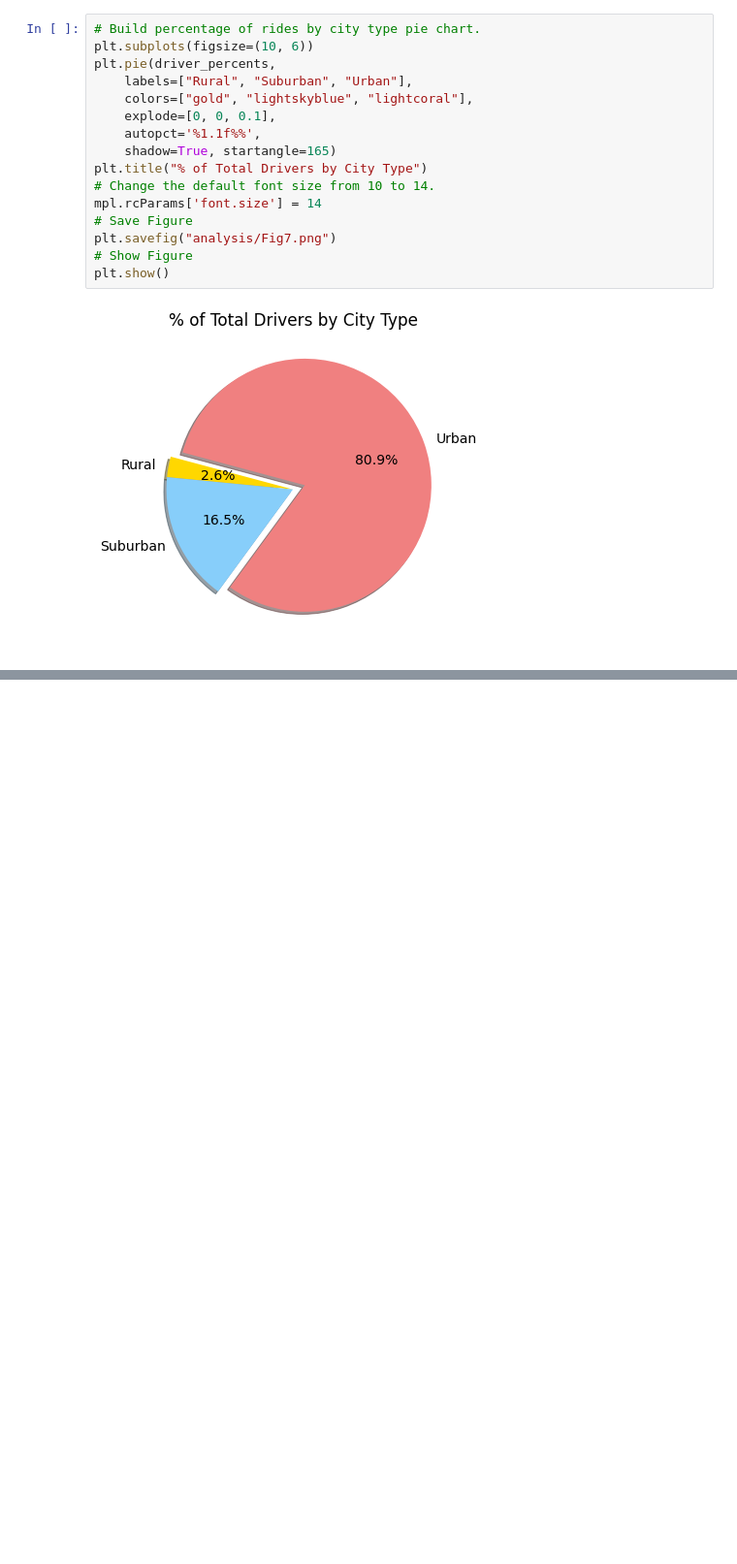
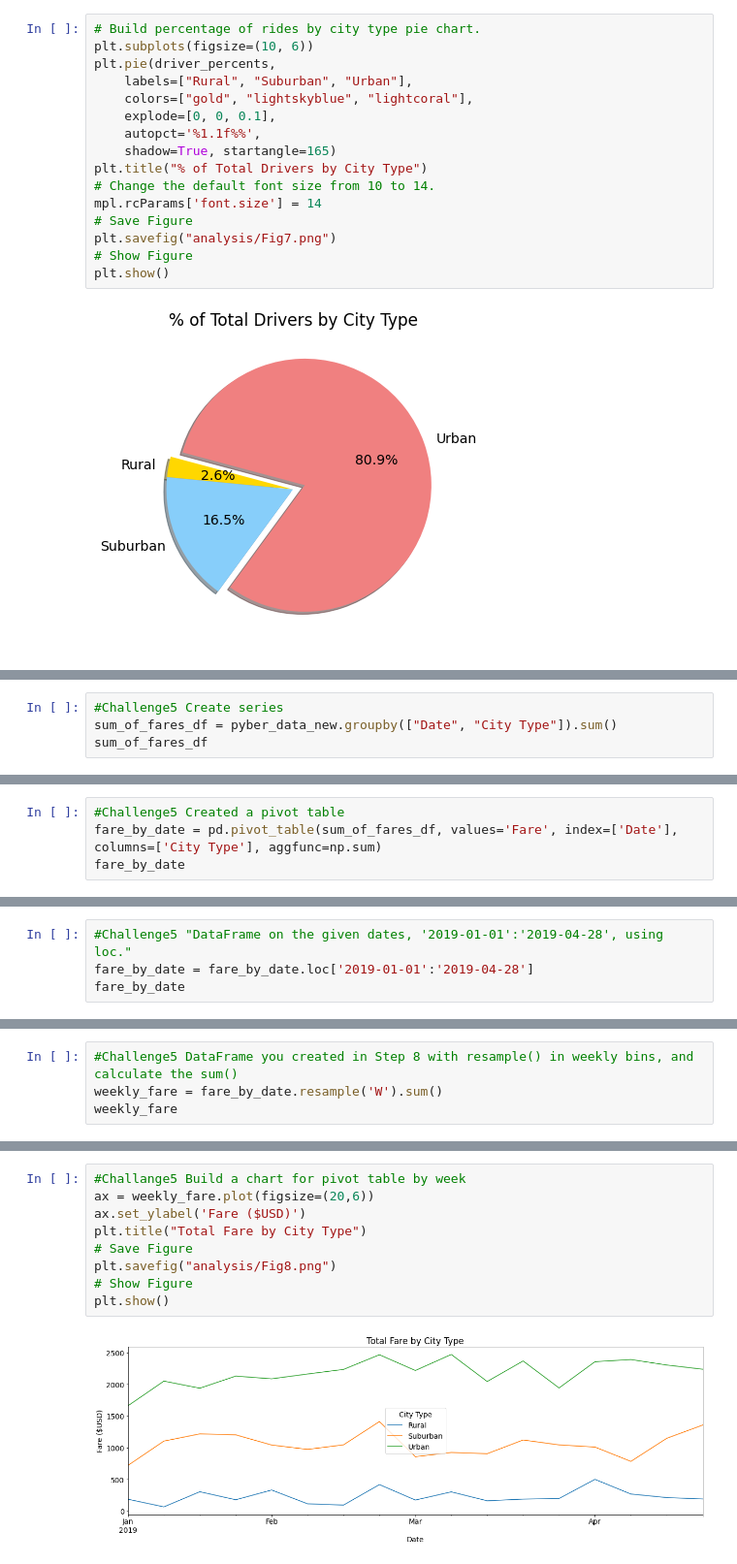
Before and after one commit to lrovira/PyBer_Analysis, a Jupyter notebook: PyBer.ipynb, the cells around one changed output, grey strips where cells are left out. Shown at 97% size. Cells and saved outputs as stored; diff of their text form; blank space fills up the shorter version.

Commit message:
Challenge5

```diff
--- a/PyBer.ipynb
+++ b/PyBer.ipynb
@@ -919,0 +1039,4 @@ plt.show()
+# %%
+#Challenge5 Create series
+sum_of_fares_df = pyber_data_new.groupby(["Date", "City Type"]).sum()
+sum_of_fares_df
@@ -919,0 +1058,4 @@ plt.show()
+# %%
+#Challenge5 Created a pivot table
+fare_by_date = pd.pivot_table(sum_of_fares_df, values='Fare', index=['Date'], columns=['City Type'], aggfunc=np.sum)
+fare_by_date
@@ -919,0 +1077,4 @@ plt.show()
+# %%
+#Challenge5 "DataFrame on the given dates, '2019-01-01':'2019-04-28', using loc."
+fare_by_date = fare_by_date.loc['2019-01-01':'2019-04-28']
+fare_by_date
@@ -919,0 +1096,4 @@ plt.show()
+# %%
+#Challenge5 DataFrame you created in Step 8 with resample() in weekly bins, and calculate the sum()
+weekly_fare = fare_by_date.resample('W').sum()
+weekly_fare
@@ -919,0 +1120,11 @@ plt.show()
+# %%
+#Challange5 Build a chart for pivot table by week
+ax = weekly_fare.plot(figsize=(20,6))
+ax.set_ylabel('Fare ($USD)')
+plt.title("Total Fare by City Type")
+# Save Figure
+plt.savefig("analysis/Fig8.png")
+# Show Figure
+plt.show()
+# %% [output]
+[figure, added]
```
Also changed, not shown: parts of 13 cells of this notebook, 1 other file.
